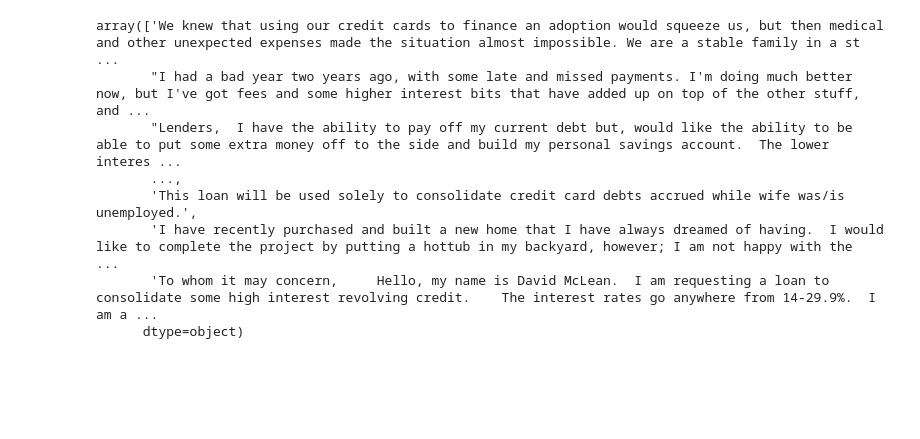
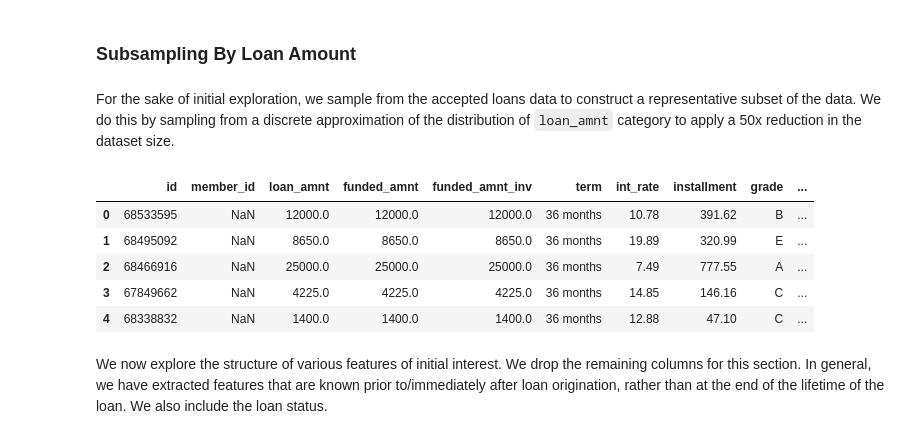
Before and after one commit to Wichaelian/citadel-summer-invitational22, a Jupyter notebook: notebooks/Initial Explorations.ipynb, the cells around one changed output. Cells and saved outputs as stored; diff of their text form; code cells hidden in the pictures; blank space fills up the shorter version.

````diff
--- a/notebooks/Initial Explorations.ipynb
+++ b/notebooks/Initial Explorations.ipynb
@@ -40,11 +31,21 @@ Index(['id', 'member_id', 'loan_amnt', 'funded_amnt', 'funded_amnt_inv',
-# %%
-accepted['desc'].loc[accepted['desc'].notnull()].values
-# %% [output]
-array(['We knew that using our credit cards to finance an adoption would squeeze us, but then medical and other unexpected expenses made the situation almost impossible. We are a stable family in a st ...
-       "I had a bad year two years ago, with some late and missed payments. I'm doing much better now, but I've got fees and some higher interest bits that have added up on top of the other stuff, and ...
-       "Lenders,  I have the ability to pay off my current debt but, would like the ability to be able to put some extra money off to the side and build my personal savings account.  The lower interes ...
-       ...,
-       'This loan will be used solely to consolidate credit card debts accrued while wife was/is unemployed.',
-       'I have recently purchased and built a new home that I have always dreamed of having.  I would like to complete the project by putting a hottub in my backyard, however; I am not happy with the  ...
-       'To whom it may concern,     Hello, my name is David McLean.  I am requesting a loan to consolidate some high interest revolving credit.    The interest rates go anywhere from 14-29.9%.  I am a ...
-      dtype=object)
+# %% [markdown]
+### Subsampling By Loan Amount
+# %% [markdown]
+For the sake of initial exploration, we sample from the accepted loans data to construct a representative subset of the data. We do this by sampling from a discrete approximation of the distribution of ```loan_amnt``` category to apply a 50x reduction in the dataset size.
+# %%
+TEST_PATH = os.path.join(os.path.dirname(os.getcwd()), 'rawDataProcessing/test_files/')
+SAMPLE_BY_LOAN_FN = "sample_by_loan_amt.csv"
+pd.set_option('display.max_columns', None)
+pd.set_option('display.max_rows', 160)
+# %%
+sampled_by_loan = pd.read_csv(TEST_PATH + SAMPLE_BY_LOAN_FN)
+sampled_by_loan.head()
+# %% [output]
+|  | id | member_id | loan_amnt | funded_amnt | funded_amnt_inv | term | int_rate | installment | grade | ... |
+| 0 | 68533595 | NaN | 12000.0 | 12000.0 | 12000.0 | 36 months | 10.78 | 391.62 | B | ... |
+| 1 | 68495092 | NaN | 8650.0 | 8650.0 | 8650.0 | 36 months | 19.89 | 320.99 | E | ... |
+| 2 | 68466916 | NaN | 25000.0 | 25000.0 | 25000.0 | 36 months | 7.49 | 777.55 | A | ... |
+| 3 | 67849662 | NaN | 4225.0 | 4225.0 | 4225.0 | 36 months | 14.85 | 146.16 | C | ... |
+| 4 | 68338832 | NaN | 1400.0 | 1400.0 | 1400.0 | 36 months | 12.88 | 47.10 | C | ... |
+# %% [markdown]
+We now explore the structure of various features of initial interest. We drop the remaining columns for this section. In general, we have extracted features that are known prior to/immediately after loan origination, rather than at the end of the lifetime of the loan. We also include the loan status.
````
Also changed, not shown: parts of 9 cells of this notebook, 2 other files.
